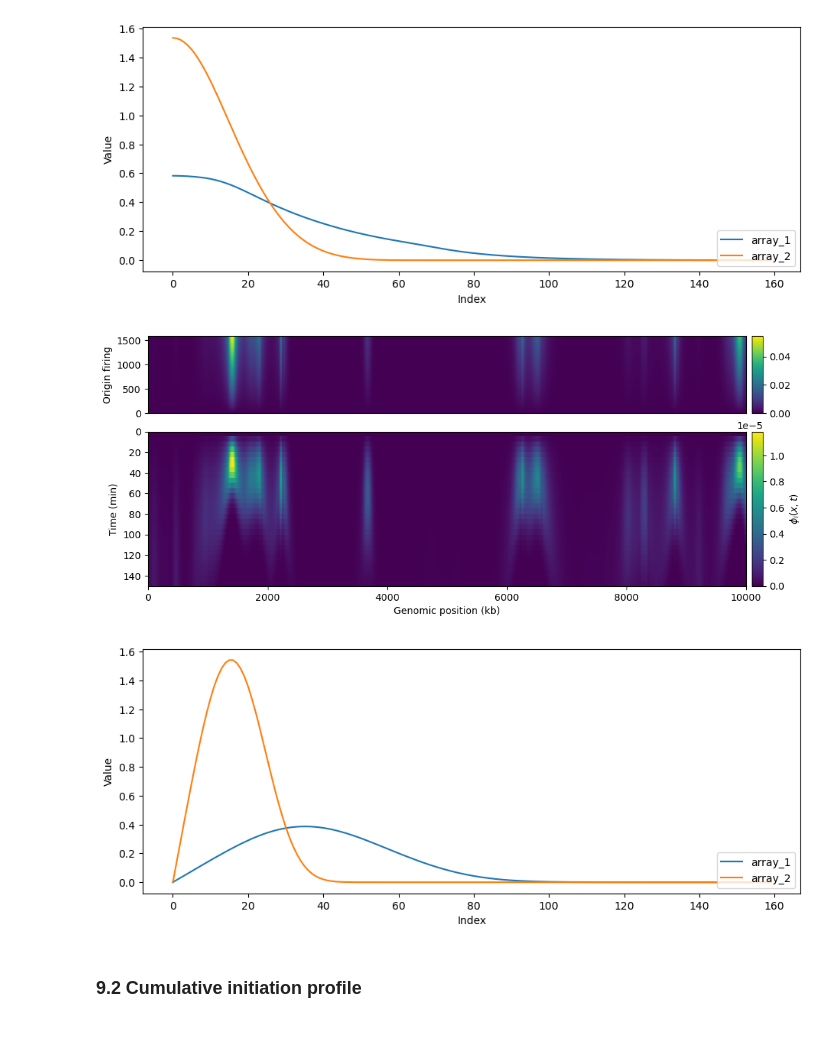
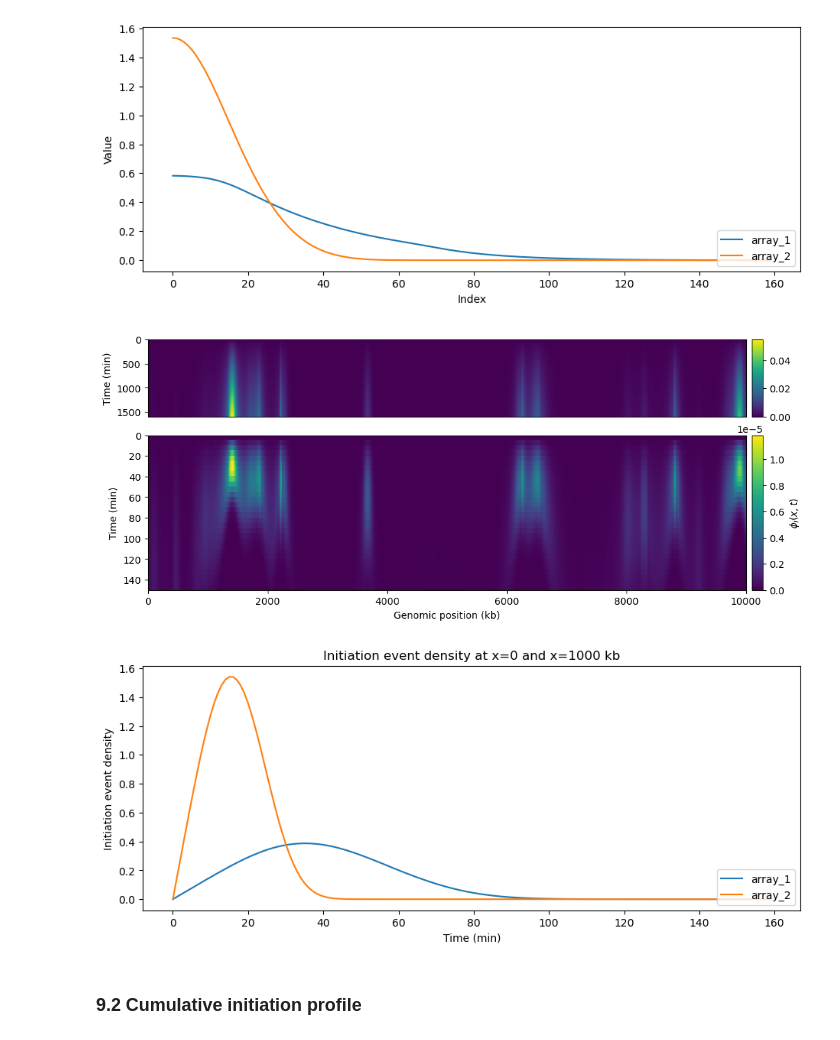
Before and after one commit to fberkemeier/DNAscape, a Jupyter notebook: examples/2-mapping.ipynb, the cells around one changed output. Saved outputs shown, nothing was run; the diff lists cells and outputs as text; code cells hidden in the pictures.

```diff
--- a/examples/2-mapping.ipynb
+++ b/examples/2-mapping.ipynb
@@ -1078,29 +1083,28 @@ initiation_event_density_Ixt_v0 = rmap(
 # %%
 mplotf(
     [
         firing_rate_xt_subset,
         initiation_event_density_Ixt_v0,
     ],
     mlabels=[
         None,
         [r"$\phi_i(x,t)$"],
     ],
     mx_array=positions_kb_subset,
     mtime_array=[None, fraction_time_grid],
     mxtitle="Genomic position (kb)",
-    mytitle=["Origin firing", "Time (min)"],
+    mytitle=["Time (min)", "Time (min)"],
     mylims=[None, (0, 150)],
-    minvyQ=[False, True],
+    minvyQ=True,
     mheight_ratios=[1, 2],
     figsize=(10, 2.25),
     hspace=0.16,
 )
+plotf(initiation_event_density_Ixt_v0[0], initiation_event_density_Ixt_v0[1000],
+      xtitle="Time (min)", ytitle="Initiation event density", title="Initiation event density at x=0 and x=1000 kb")
 # %% [output]
-[figure, old version]
+[figure, new version]
+[figure, added]
-# %%
-plotf(initiation_event_density_Ixt_v0[0], initiation_event_density_Ixt_v0[1000])
-# %% [output]
-[figure, removed]
 # %% [markdown]
 ### 9.2 Cumulative initiation profile
 # %% [markdown]
```
Also changed, not shown: parts of 21 cells of this notebook, 10 other files.
